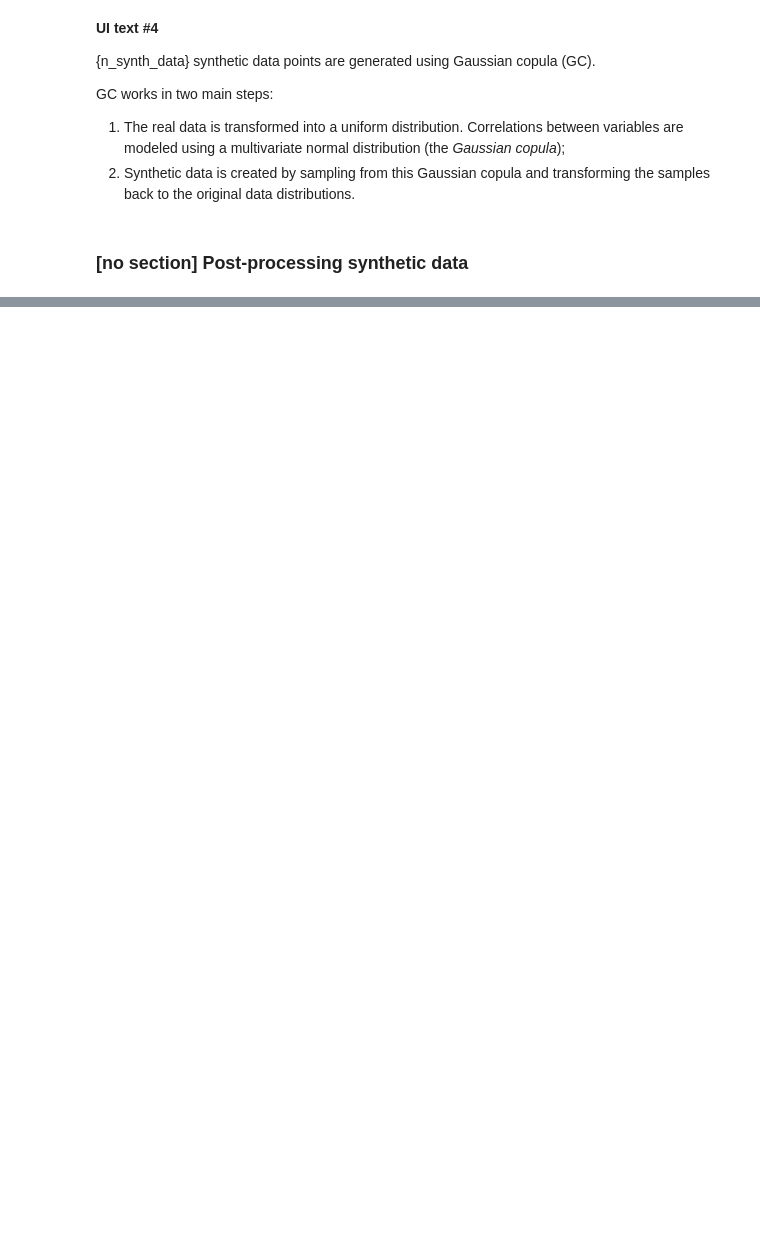
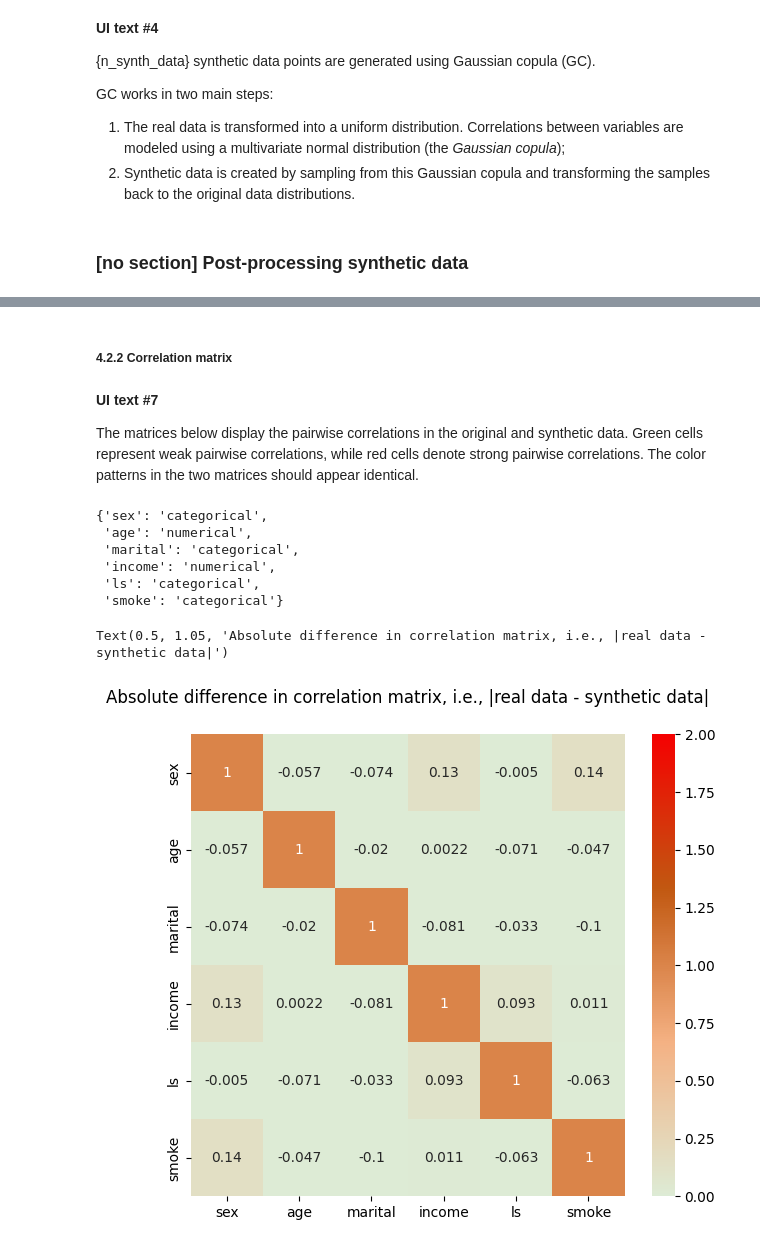
Before and after one commit to NGO-Algorithm-Audit/local-first-web-tool, a Jupyter notebook: notebooks/synthetic data generation tool/GC_SocialDiagnosis2011.ipynb, the cells around one changed output, grey strips where cells are left out. Drawn from its saved outputs; the diff is of its cells as text; code cells hidden in the pictures; blank space fills up the shorter version.

```diff
--- a/notebooks/synthetic data generation tool/GC_SocialDiagnosis2011.ipynb
+++ b/notebooks/synthetic data generation tool/GC_SocialDiagnosis2011.ipynb
@@ -206,0 +308,41 @@ Synthetic Data in Original Format:
+# %% [markdown]
+##### 4.2.2 Correlation matrix
+# %% [markdown]
+**UI text #7**
+
+The matrices below display the pairwise correlations in the original and synthetic data. Green cells represent weak pairwise correlations, while red cells denote strong pairwise correlations. The color patterns in the two matrices should appear identical.
+# %%
+metadata
+# %% [output]
+{'sex': 'categorical',
+ 'age': 'numerical',
+ 'marital': 'categorical',
+ 'income': 'numerical',
+ 'ls': 'categorical',
+ 'smoke': 'categorical'}
+# %%
+# Convert categorical variables to numerical values
+real_df_encoded = real_df.copy()
+real_df_encoded['sex'] = real_df_encoded['sex'].astype('category').cat.codes
+real_df_encoded['marital'] = real_df_encoded['marital'].astype('category').cat.codes
+real_df_encoded['ls'] = real_df_encoded['ls'].astype('category').cat.codes
+real_df_encoded['smoke'] = real_df_encoded['smoke'].astype('category').cat.codes
+
+synth_df_encoded = synthetic_df.copy()
+synth_df_encoded['sex'] = synth_df_encoded['sex'].astype('category').cat.codes
+synth_df_encoded['marital'] = synth_df_encoded['marital'].astype('category').cat.codes
+synth_df_encoded['ls'] = synth_df_encoded['ls'].astype('category').cat.codes
+synth_df_encoded['smoke'] = synth_df_encoded['smoke'].astype('category').cat.codes
+# %%
+# Plot difference in correlation matrix between attached data and synthetic data
+plt.figure(figsize=(7, 6))
+
+# Define custom colormap
+cmap = LinearSegmentedColormap.from_list('custom_cmap', ['#ddebd5', '#f4b183', '#c15811', '#f50101'])
+
+# Plot correlation matrix for real_data
+sns.heatmap(real_df_encoded.corr(), annot=True, cmap=cmap, vmin=0, vmax=2)
+plt.title('Absolute difference in correlation matrix, i.e., |real data - synthetic data|', y=1.05)
+# %% [output]
+Text(0.5, 1.05, 'Absolute difference in correlation matrix, i.e., |real data - synthetic data|')
+[figure, added]
```
Also changed, not shown: parts of 25 cells of this notebook.
